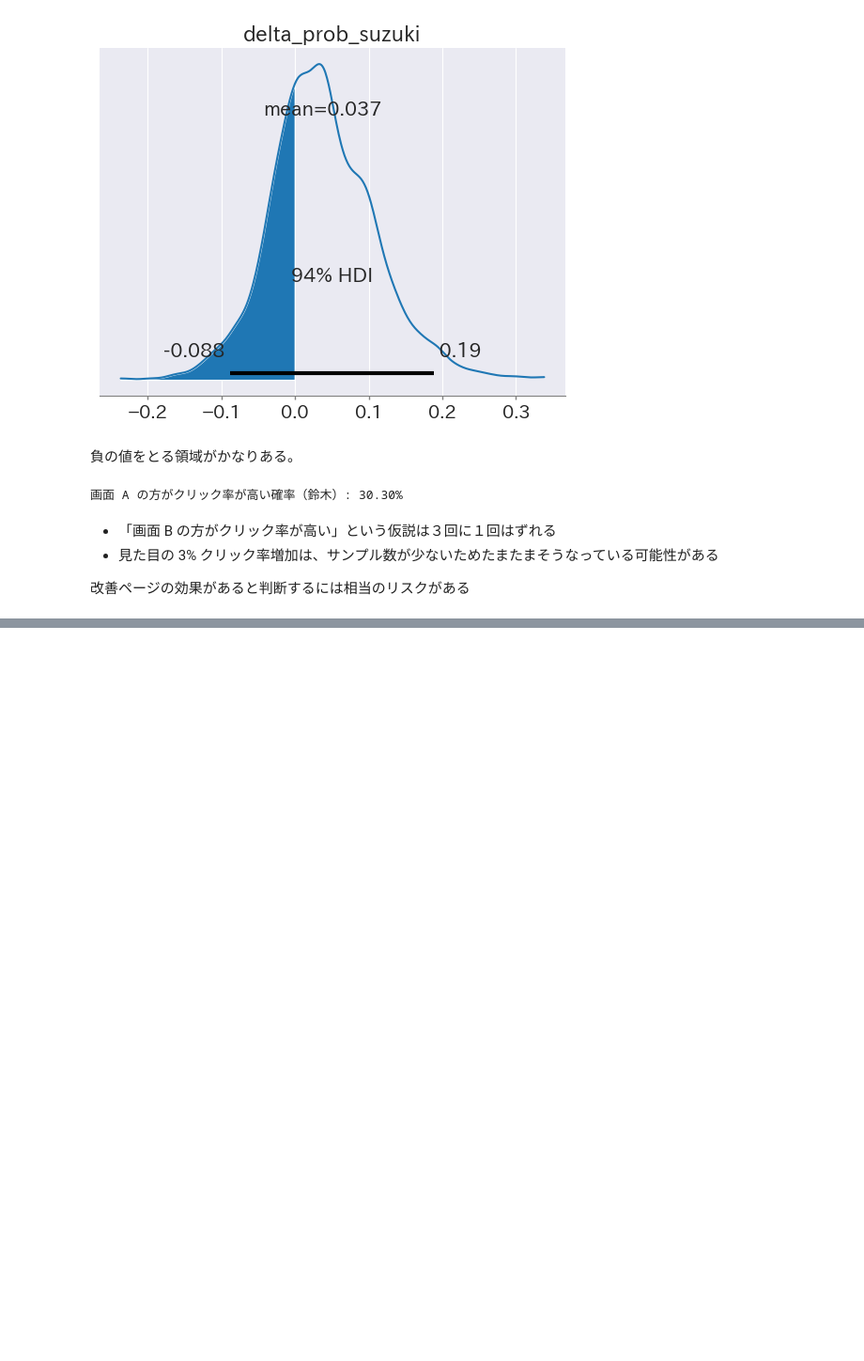
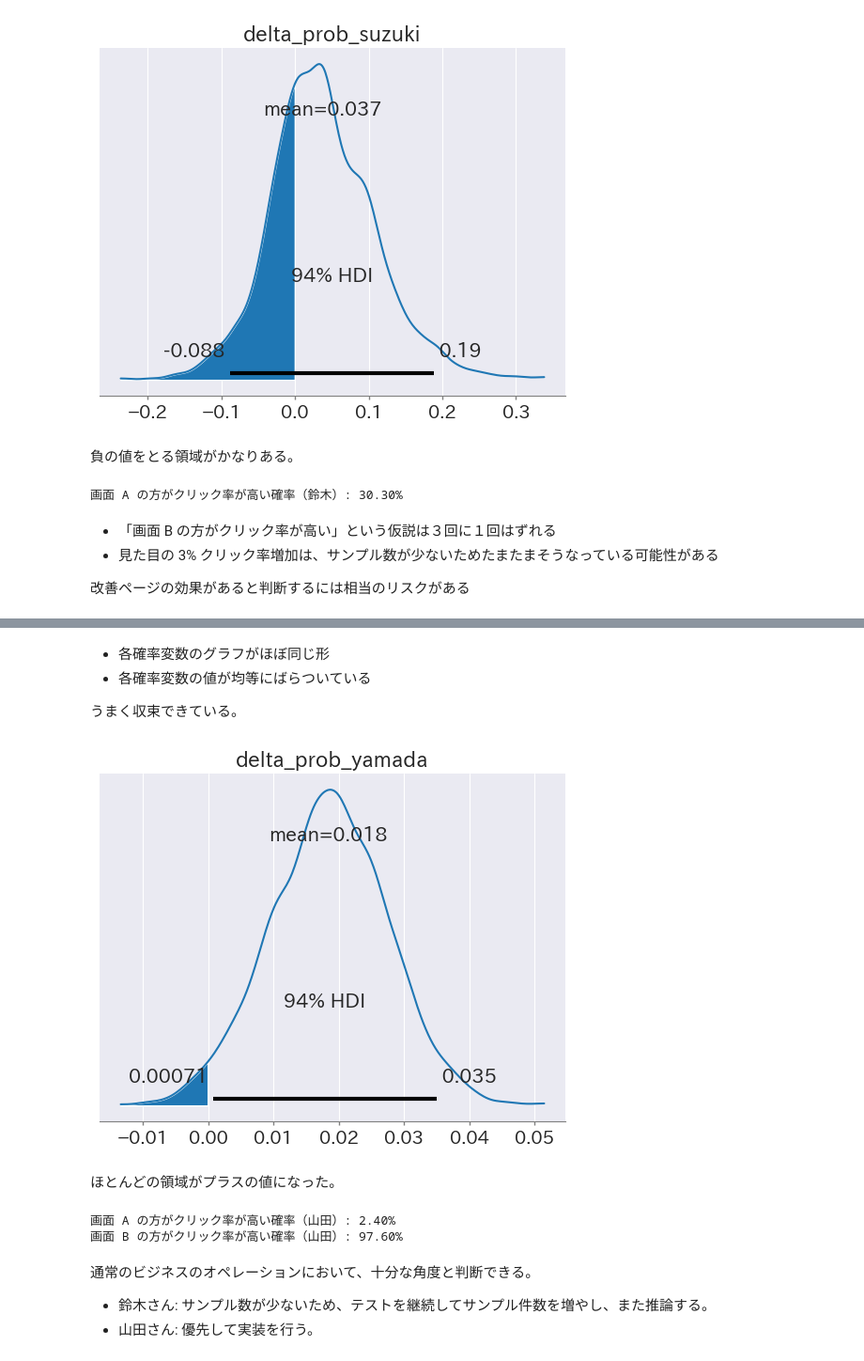
Before and after one commit to 1024xx4/py_bayes_intro, a Jupyter notebook: ab_test.ipynb, the cells around one changed output, grey strips where cells are left out. Shown: that part at 94% size. Saved outputs shown, nothing was run; the diff lists cells and outputs as text; code cells hidden in the pictures; blank space fills up the shorter version.

```diff
--- a/ab_test.ipynb
+++ b/ab_test.ipynb
@@ -82,0 +123,36 @@ print(f"画面 A の方がクリック率が高い確率（鈴木）: {n_rate_sa
+# %% [markdown]
+- 各確率変数のグラフがほぼ同じ形
+- 各確率変数の値が均等にばらついている
+
+うまく収束できている。
+# %%
+# delta_prob_yamada の分布を可視化
+ax = az.plot_posterior(inference_yamada, var_names=['delta_prob_yamada'])
+xx, yy = ax.get_lines()[0].get_data()
+ax.fill_between(xx[xx < 0], yy[xx < 0])
+plt.show()
+# %% [output]
+[figure, added]
+# %% [markdown]
+ほとんどの領域がプラスの値になった。
+# %%
+# delta_prob_yamada が負の値をとる確率の計算
+# Sampling 結果から delta_prob の値を抽出
+delta_prob_sample_yamada = inference_yamada['posterior'].data_vars['delta_prob_yamada']
+delta_prob_values_yamada = delta_prob_sample_yamada.values.reshape(-1)
+
+n_minus_sample_yamada = (delta_prob_values_yamada < 0).sum()  # 値がマイナスの件数
+n_sample_yamada = len(delta_prob_values_yamada)  # Sample全体の件数
+
+n_minus_rate_sample_yamada = n_minus_sample_yamada / n_sample_yamada  # 比率計算
+
+print(f'画面 A の方がクリック率が高い確率（山田）: {n_minus_rate_sample_yamada * 100:.02f}%')
+print(f'画面 B の方がクリック率が高い確率（山田）: {(1 - n_minus_rate_sample_yamada) * 100:.02f}%')
+# %% [output]
+画面 A の方がクリック率が高い確率（山田）: 2.40%
+画面 B の方がクリック率が高い確率（山田）: 97.60%
+# %% [markdown]
+通常のビジネスのオペレーションにおいて、十分な角度と判断できる。
+
+- 鈴木さん: サンプル数が少ないため、テストを継続してサンプル件数を増やし、また推論する。
+- 山田さん: 優先して実装を行う。
```
Also changed, not shown: parts of 5 cells of this notebook.
